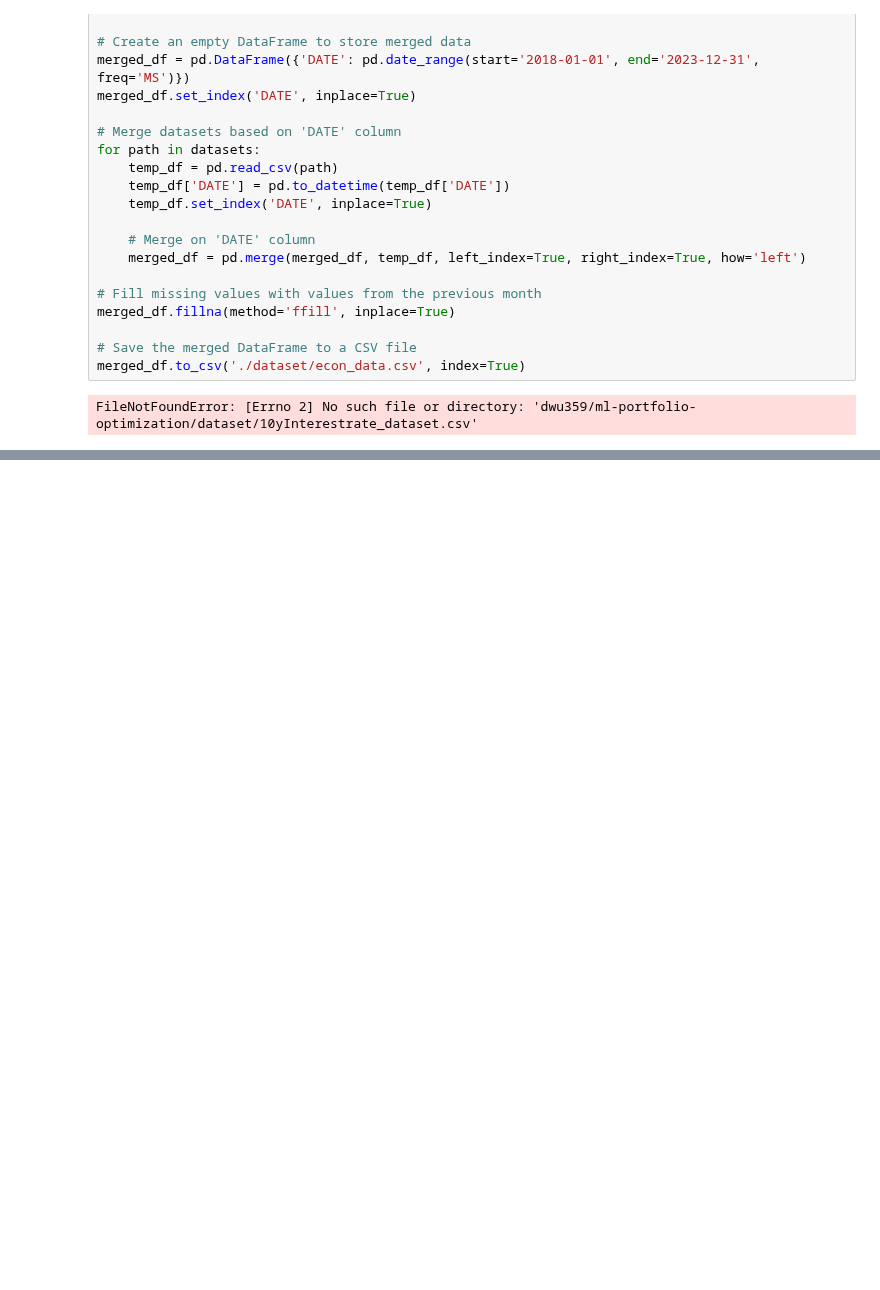
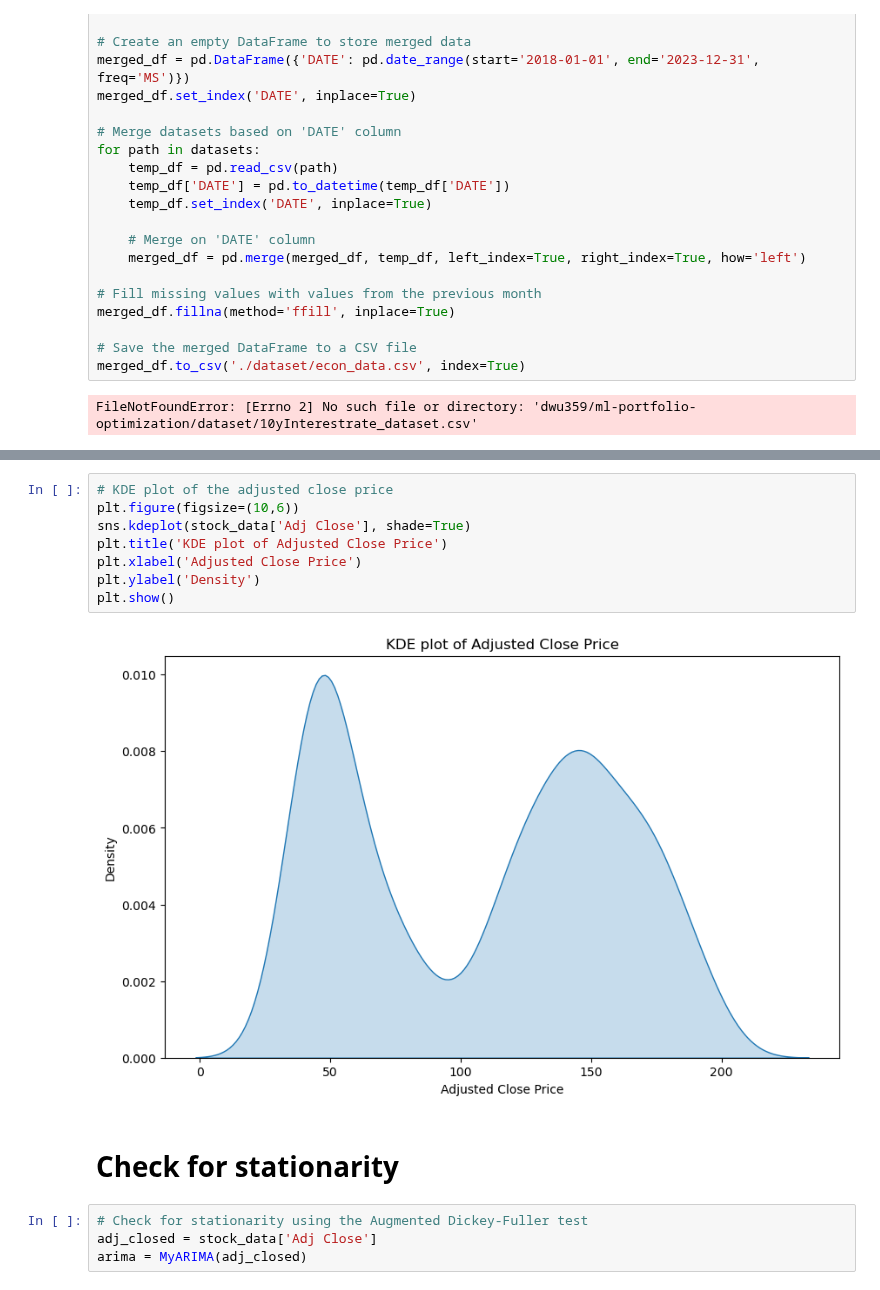
Before and after one commit to dwu359/ml-portfolio-optimization, a Jupyter notebook: portfolio_optimization.ipynb, the cells around one changed output, grey strips where cells are left out. Saved outputs shown, nothing was run; the diff lists cells and outputs as text; blank space fills up the shorter version.

```diff
--- a/portfolio_optimization.ipynb
+++ b/portfolio_optimization.ipynb
@@ -63,0 +153,16 @@ FileNotFoundError: [Errno 2] No such file or directory: 'dwu359/ml-portfolio-opt
+# %%
+# KDE plot of the adjusted close price
+plt.figure(figsize=(10,6))
+sns.kdeplot(stock_data['Adj Close'], shade=True)
+plt.title('KDE plot of Adjusted Close Price')
+plt.xlabel('Adjusted Close Price')
+plt.ylabel('Density')
+plt.show()
+# %% [output]
+[figure, added]
+# %% [markdown]
+# Check for stationarity
+# %%
+# Check for stationarity using the Augmented Dickey-Fuller test
+adj_closed = stock_data['Adj Close']
+arima = MyARIMA(adj_closed)
```
Also changed, not shown: parts of 18 cells of this notebook, 2 other files.
